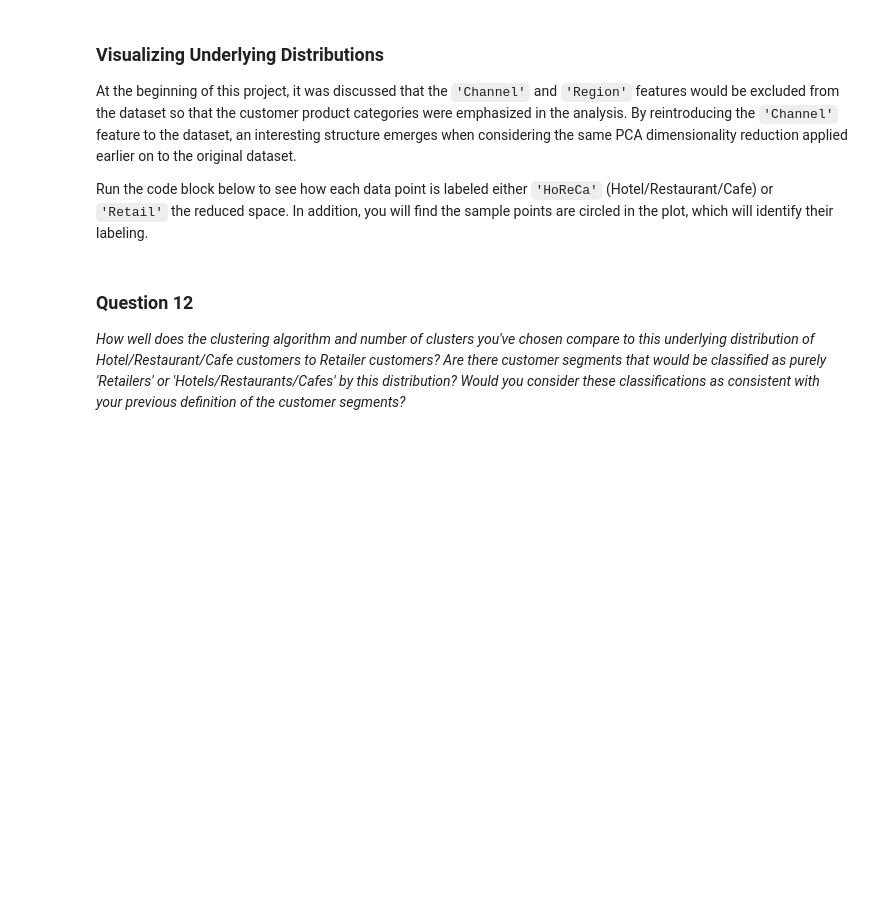
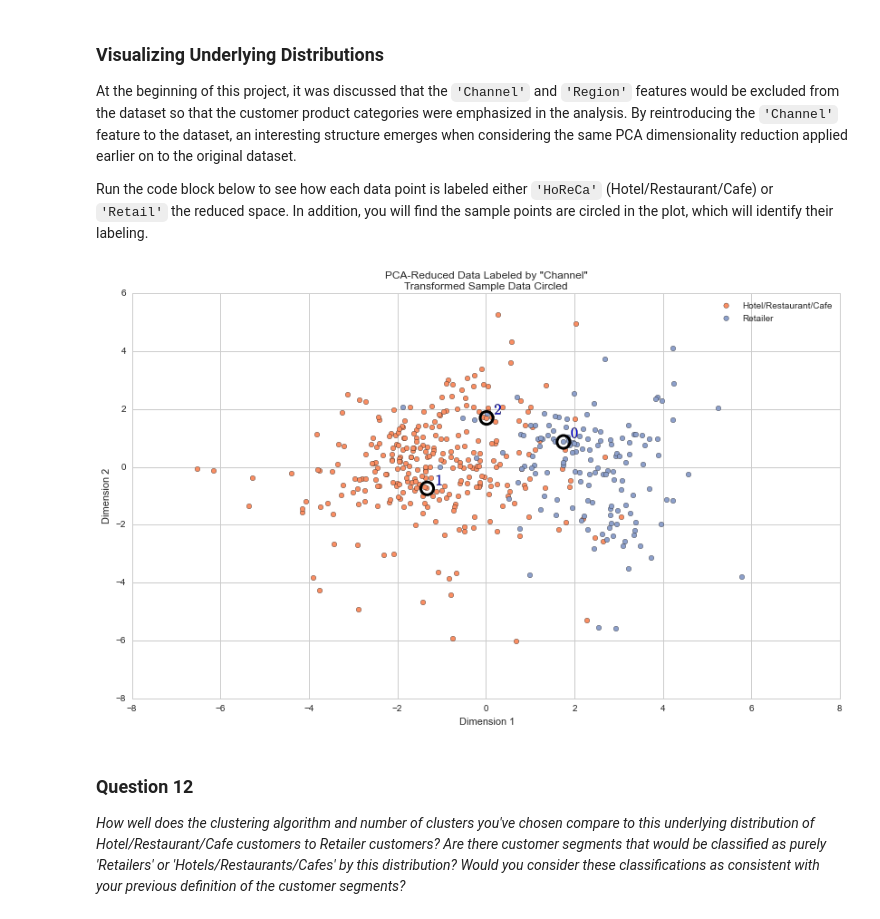
Before and after one commit to ucaiado/Customer_Segments, a Jupyter notebook: customer_segments.ipynb, the cells around one changed output. Cells and saved outputs as stored; diff of their text form; code cells hidden in the pictures; blank space fills up the shorter version.

```diff
--- a/customer_segments.ipynb
+++ b/customer_segments.ipynb
@@ -741,7 +767,9 @@ At the beginning of this project, it was discussed that the `'Channel'` and `'Re
 Run the code block below to see how each data point is labeled either `'HoReCa'` (Hotel/Restaurant/Cafe) or `'Retail'` the reduced space. In addition, you will find the sample points are circled in the plot, which will identify their labeling.
 # %%
 # Display the clustering results based on 'Channel' data
-rs.channel_results(reduced_data, outliers, pca_samples)
+eda.channel_results(reduced_data, outliers, pca_samples)
+# %% [output]
+[figure, added]
 # %% [markdown]
 ### Question 12
 *How well does the clustering algorithm and number of clusters you've chosen compare to this underlying distribution of Hotel/Restaurant/Cafe customers to Retailer customers? Are there customer segments that would be classified as purely 'Retailers' or 'Hotels/Restaurants/Cafes' by this distribution? Would you consider these classifications as consistent with your previous definition of the customer segments?*
```
Also changed, not shown: parts of 22 cells of this notebook, 1 other file.
